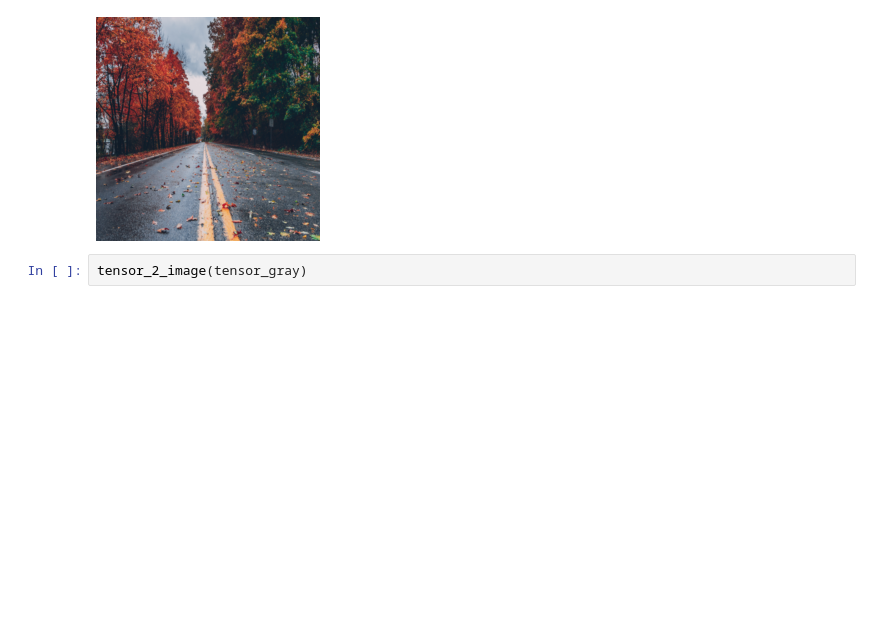
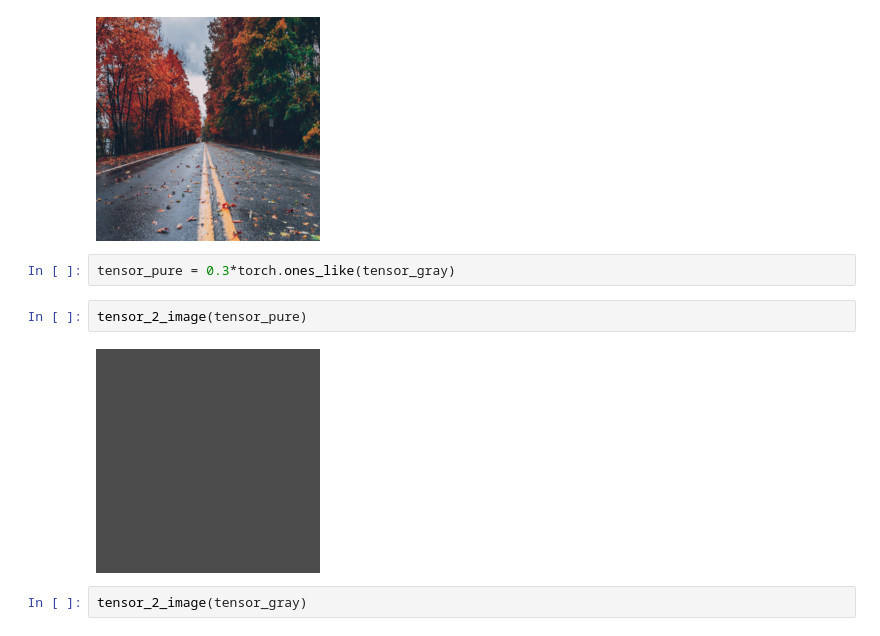
Before and after one commit to sunpro108/mar, a Jupyter notebook: demo/mae-gray-test.ipynb, the cells around one changed output. Saved outputs shown, nothing was run; the diff lists cells and outputs as text; blank space fills up the shorter version.

```diff
--- a/demo/mae-gray-test.ipynb
+++ b/demo/mae-gray-test.ipynb
@@ -59,6 +69,12 @@ patch_size = 56
 tensor_2_image(tensor_image)
 # %% [output]
 [figure]
+# %%
+tensor_pure = 0.3*torch.ones_like(tensor_gray)
+# %%
+tensor_2_image(tensor_pure)
+# %% [output]
+[figure, added]
 # %%
 tensor_2_image(tensor_gray)
 # %% [output]
```
Also changed, not shown: parts of 30 cells of this notebook, 7 other files.
